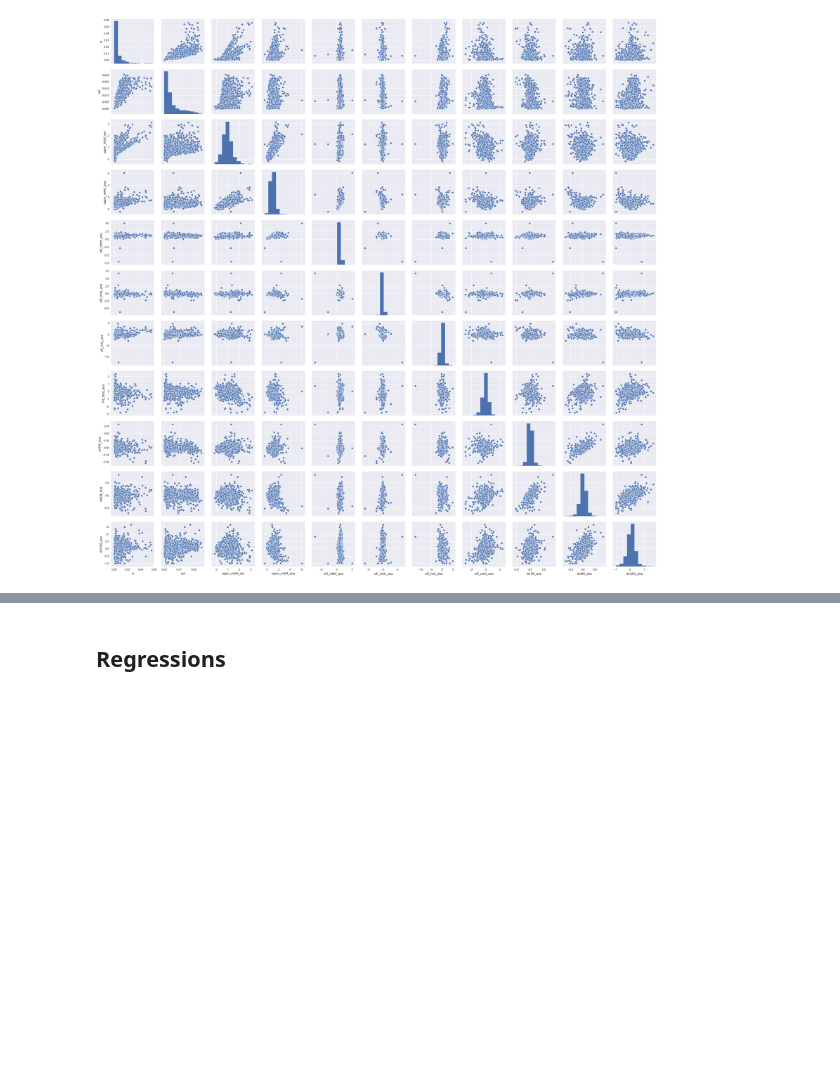
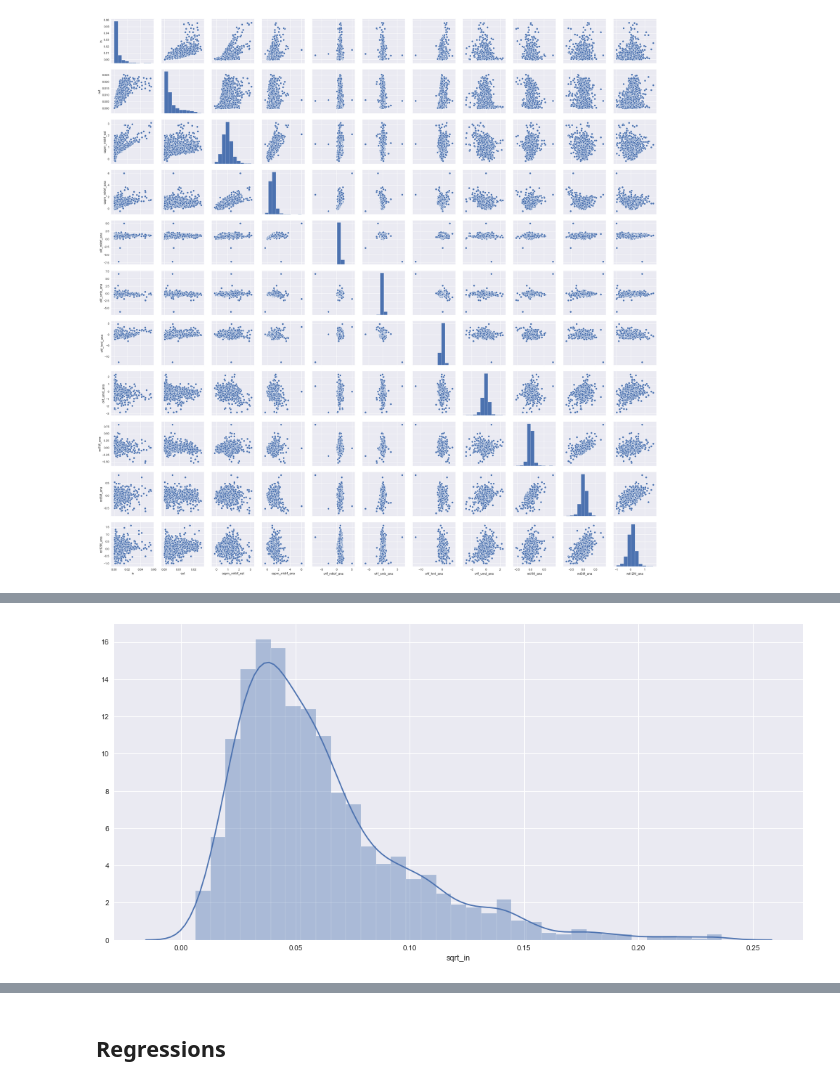
Before and after one commit to felixbrunner/fevd-network, a Jupyter notebook: notebooks/04_regression_analysis.ipynb, the cells around one changed output, grey strips where cells are left out. Saved outputs shown, nothing was run; the diff lists cells and outputs as text; code cells hidden in the pictures; blank space fills up the shorter version.

```diff
--- a/notebooks/04_regression_analysis.ipynb
+++ b/notebooks/04_regression_analysis.ipynb
@@ -79,0 +82,5 @@ plt.show()
+# %%
+sns.distplot(df_merged['sqrt_in'])
+plt.show()
+# %% [output]
+[figure, added]
```
Also changed, not shown: parts of 24 cells of this notebook, 54 other files.
